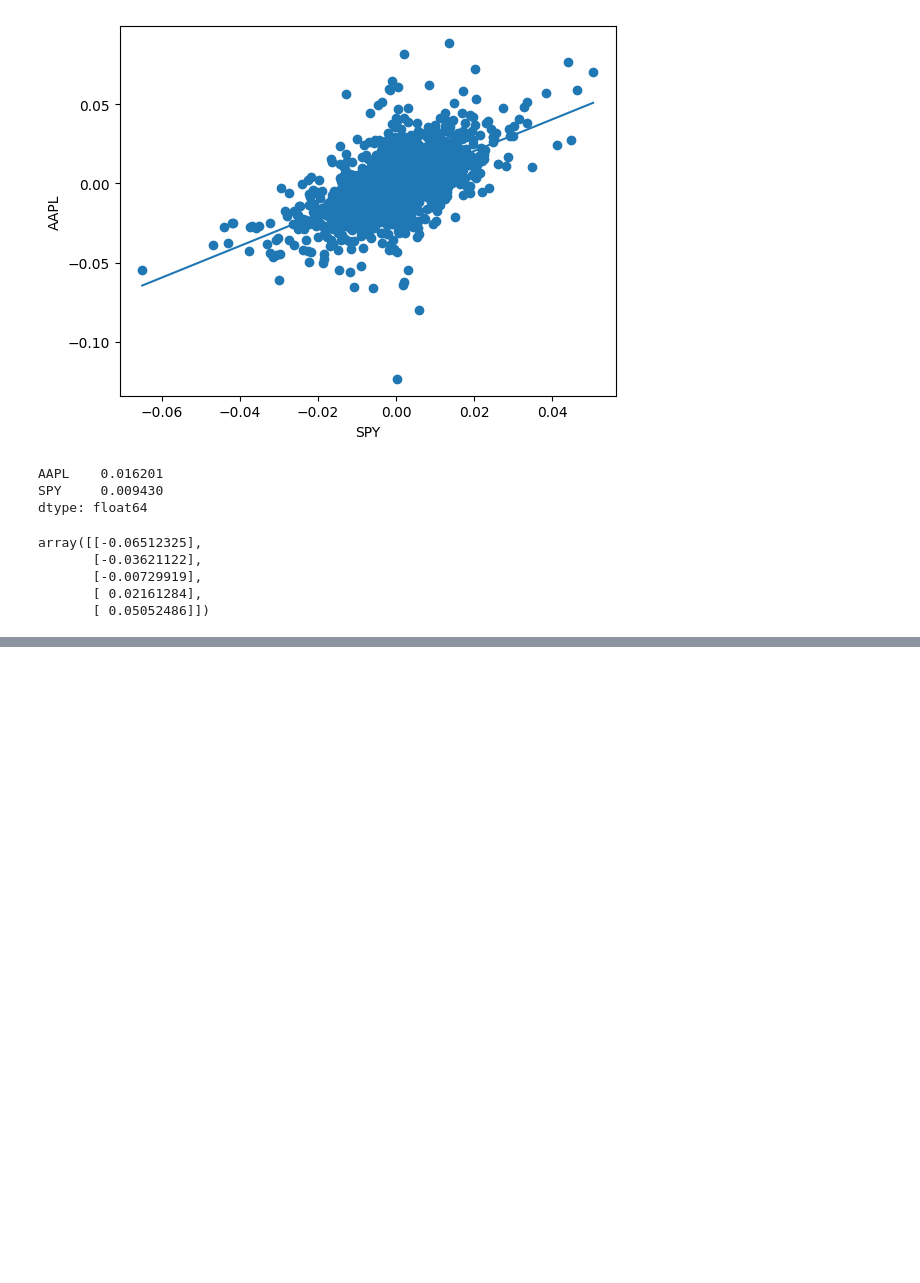
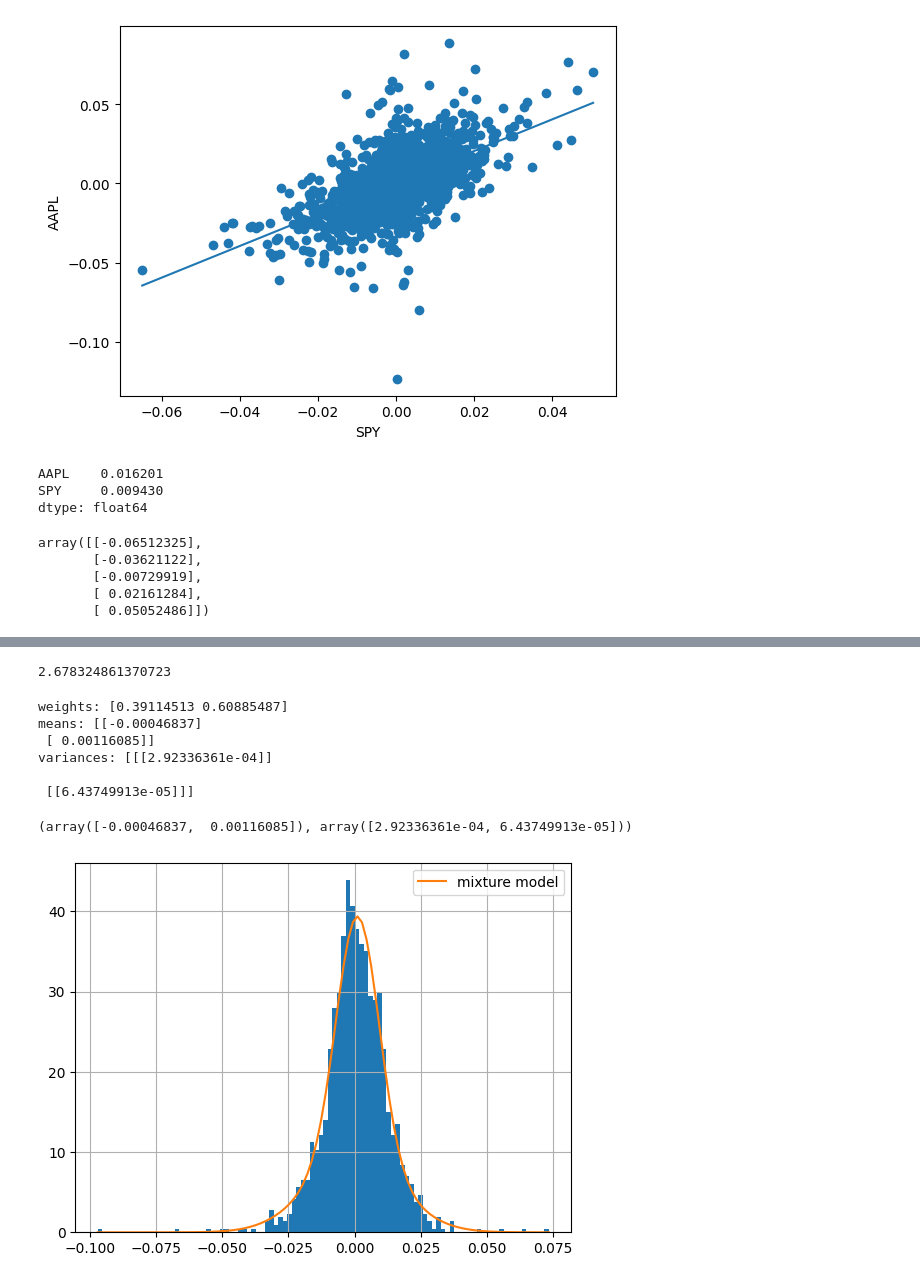
Before and after one commit to tvaditya/pyfineng, a Jupyter notebook: getFinancialData/Return and Statistics.ipynb, the cells around one changed output, grey strips where cells are left out. Cells and saved outputs as stored; diff of their text form; code cells hidden in the pictures; blank space fills up the shorter version.

```diff
--- a/getFinancialData/Return and Statistics.ipynb
+++ b/getFinancialData/Return and Statistics.ipynb
@@ -576,0 +589,55 @@ array([[-0.06512325],
+# %%
+# generate samples from our model
+samples = []
+m0, s0 = 0, 0.01
+m1, s1 = 0, 0.002
+for _ in range(5000):
+  if np.random.random() < p:
+    # choose Gaussian 0
+    x = norm.rvs(m0, s0)
+  else:
+    # choose Gaussian 1
+    x = norm.rvs(m1, s1)
+  samples.append(x)
+
+series = pd.Series(samples)
+series.kurtosis()
+# %% [output]
+2.678324861370723
+# %%
+from sklearn.mixture import GaussianMixture
+
+data = sbux['log_return'].dropna().to_numpy().reshape(-1, 1)
+model = GaussianMixture(n_components=2)
+model.fit(data)
+
+weights = model.weights_
+means = model.means_
+cov = model.covariances_
+print("weights:", weights)
+print("means:", means)
+print("variances:", cov)
+# %% [output]
+weights: [0.39114513 0.60885487]
+means: [[-0.00046837]
+ [ 0.00116085]]
+variances: [[[2.92336361e-04]]
+
+ [[6.43749913e-05]]]
+# %%
+means = means.flatten()
+var = cov.flatten()
+means, var
+# %% [output]
+(array([-0.00046837,  0.00116085]), array([2.92336361e-04, 6.43749913e-05]))
+# %%
+x_list = np.linspace(data.min(), data.max(), 100)
+fx0 = norm.pdf(x_list, means[0], np.sqrt(var[0]))
+fx1 = norm.pdf(x_list, means[1], np.sqrt(var[1]))
+fx = weights[0] * fx0 + weights[1] * fx1
+# %%
+sbux['log_return'].hist(bins=100, density=True)
+plt.plot(x_list, fx, label='mixture model')
+plt.legend();
+# %% [output]
+[figure, added]
```
Also changed, not shown: parts of 11 cells of this notebook.
